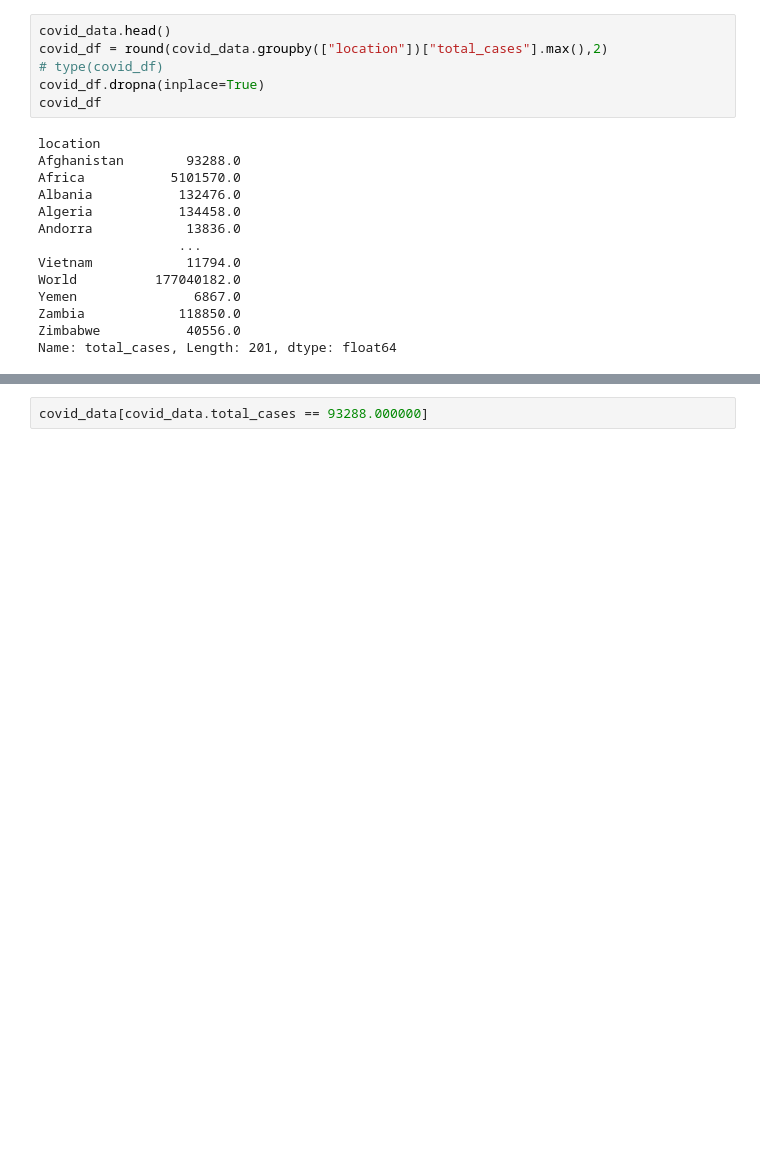
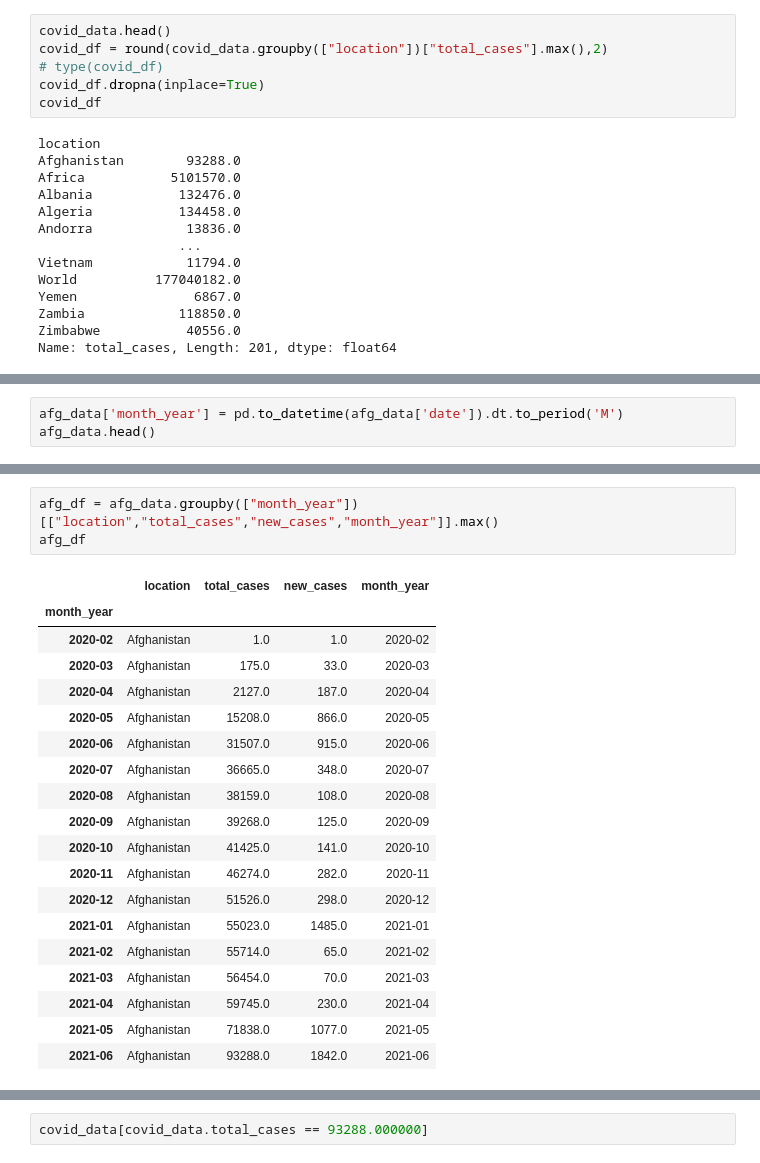
Before and after one commit to nithiyasuresh/Project-1-Covid-PolicyChangesAnalysis, a Jupyter notebook: project1.ipynb, the cells around one changed output, grey strips where cells are left out. Cells and saved outputs as stored; diff of their text form; blank space fills up the shorter version.

```diff
--- a/project1.ipynb
+++ b/project1.ipynb
@@ -121,0 +159,3 @@ covid_data[covid_data.location == "Afghanistan"].describe()
+# %%
+afg_data['month_year'] = pd.to_datetime(afg_data['date']).dt.to_period('M')
+afg_data.head()
@@ -121,0 +175,23 @@ covid_data[covid_data.location == "Afghanistan"].describe()
+# %%
+afg_df = afg_data.groupby(["month_year"])[["location","total_cases","new_cases","month_year"]].max()
+afg_df
+# %% [output]
+|  | location | total_cases | new_cases | month_year |
+| month_year |  |  |  |  |
+| 2020-02 | Afghanistan | 1.0 | 1.0 | 2020-02 |
+| 2020-03 | Afghanistan | 175.0 | 33.0 | 2020-03 |
+| 2020-04 | Afghanistan | 2127.0 | 187.0 | 2020-04 |
+| 2020-05 | Afghanistan | 15208.0 | 866.0 | 2020-05 |
+| 2020-06 | Afghanistan | 31507.0 | 915.0 | 2020-06 |
+| 2020-07 | Afghanistan | 36665.0 | 348.0 | 2020-07 |
+| 2020-08 | Afghanistan | 38159.0 | 108.0 | 2020-08 |
+| 2020-09 | Afghanistan | 39268.0 | 125.0 | 2020-09 |
+| 2020-10 | Afghanistan | 41425.0 | 141.0 | 2020-10 |
+| 2020-11 | Afghanistan | 46274.0 | 282.0 | 2020-11 |
+| 2020-12 | Afghanistan | 51526.0 | 298.0 | 2020-12 |
+| 2021-01 | Afghanistan | 55023.0 | 1485.0 | 2021-01 |
+| 2021-02 | Afghanistan | 55714.0 | 65.0 | 2021-02 |
+| 2021-03 | Afghanistan | 56454.0 | 70.0 | 2021-03 |
+| 2021-04 | Afghanistan | 59745.0 | 230.0 | 2021-04 |
+| 2021-05 | Afghanistan | 71838.0 | 1077.0 | 2021-05 |
+| 2021-06 | Afghanistan | 93288.0 | 1842.0 | 2021-06 |
```
Also changed, not shown: parts of 10 cells of this notebook.
